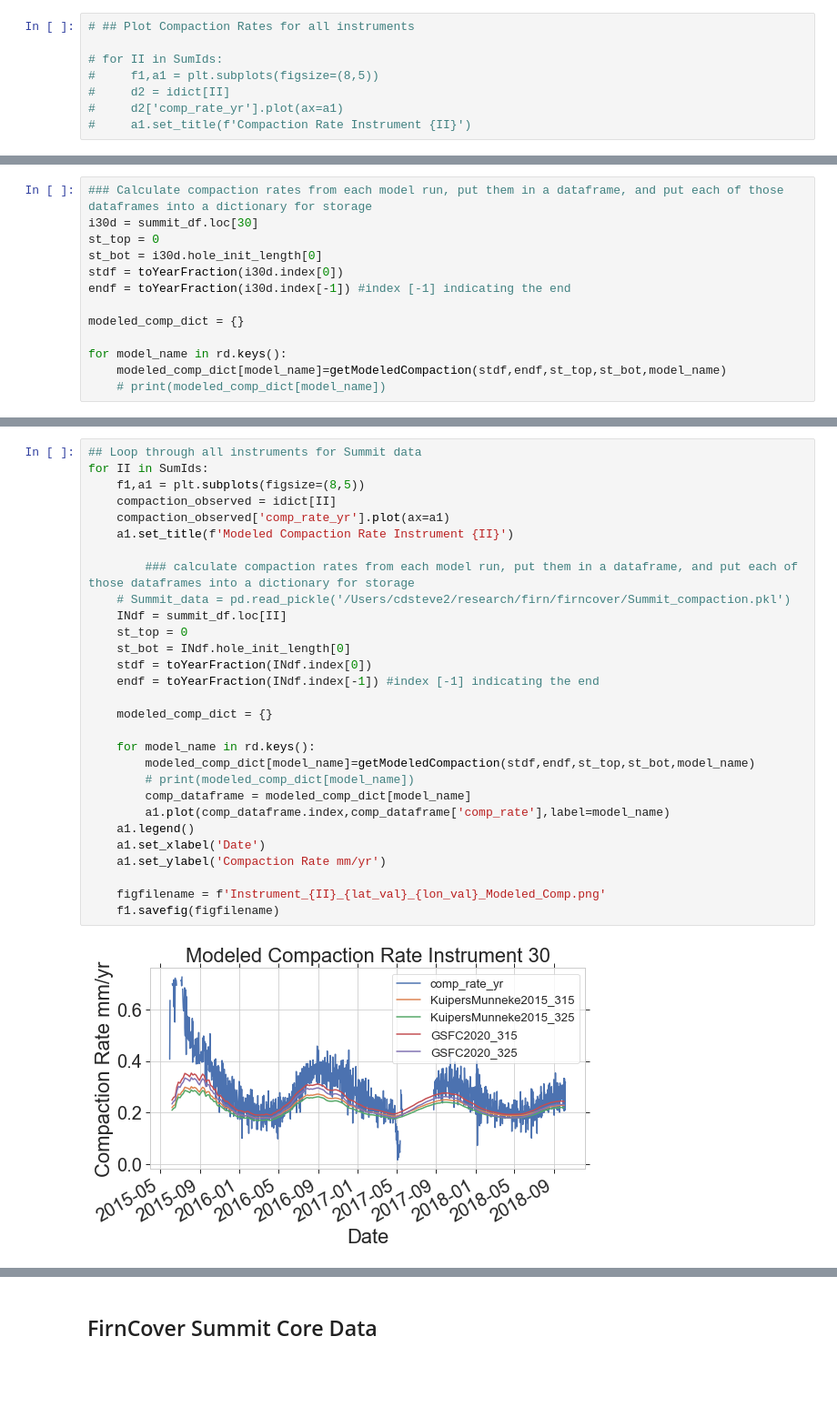
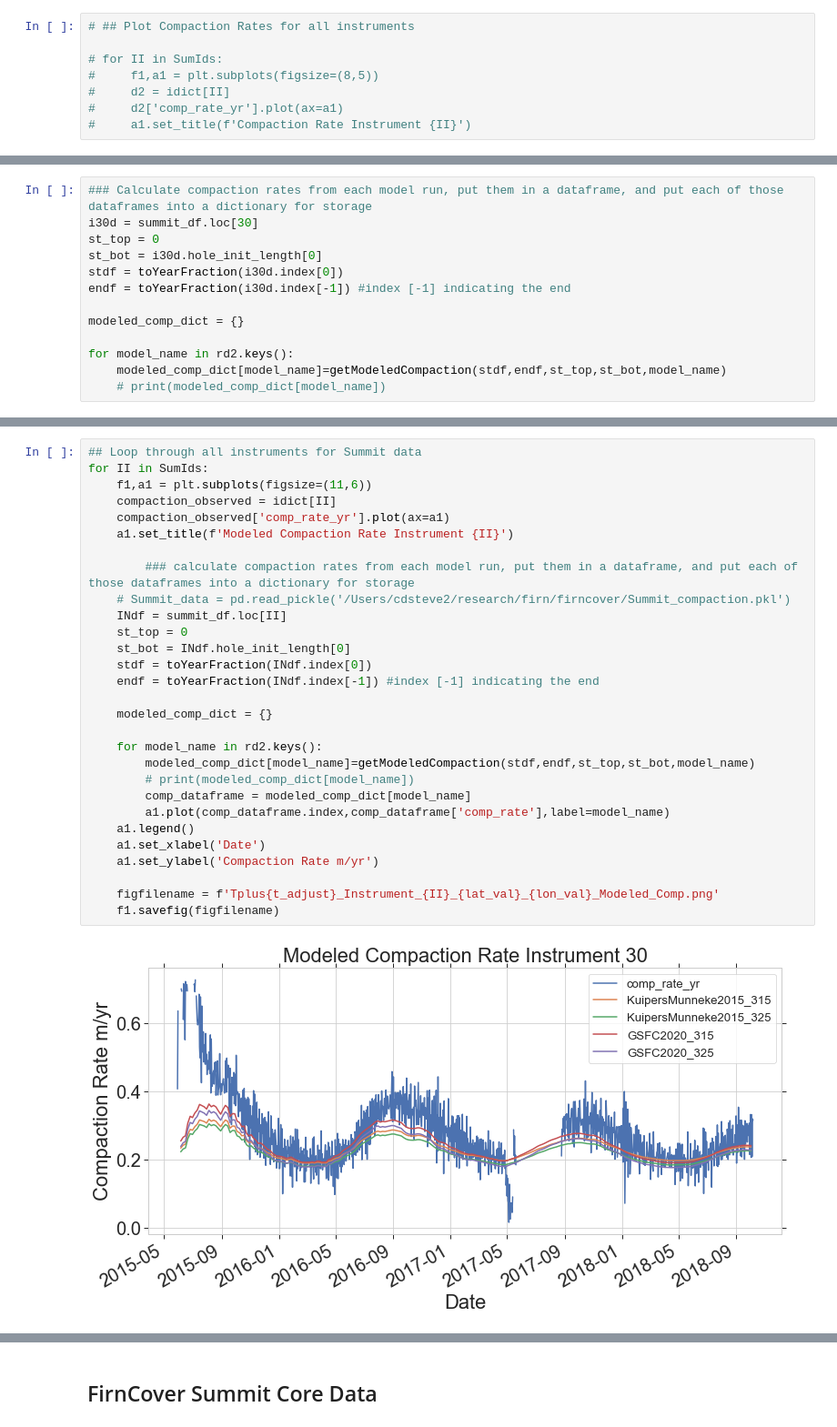
Before and after one commit to maximusjstevens/firncover, a Jupyter notebook: Summit_Model_Comp.ipynb, the cells around one changed output, grey strips where cells are left out. Shown at 91% size. Cells and saved outputs as stored; diff of their text form; blank space fills up the shorter version.

```diff
--- a/Summit_Model_Comp.ipynb
+++ b/Summit_Model_Comp.ipynb
@@ -289,7 +321,7 @@ endf = toYearFraction(i30d.index[-1]) #index [-1] indicating the end
 
 modeled_comp_dict = {}
 
-for model_name in rd.keys():
+for model_name in rd2.keys():
     modeled_comp_dict[model_name]=getModeledCompaction(stdf,endf,st_top,st_bot,model_name)
     # print(modeled_comp_dict[model_name])
 # %%
@@ -313,31 +345,31 @@ for model_name in rd.keys():
 # %%
 ## Loop through all instruments for Summit data
 for II in SumIds:
-    f1,a1 = plt.subplots(figsize=(8,5))
+    f1,a1 = plt.subplots(figsize=(11,6))
     compaction_observed = idict[II]
     compaction_observed['comp_rate_yr'].plot(ax=a1)
     a1.set_title(f'Modeled Compaction Rate Instrument {II}')
 
         ### calculate compaction rates from each model run, put them in a dataframe, and put each of those dataframes into a dictionary for storage
     # Summit_data = pd.read_pickle('/Users/cdsteve2/research/firn/firncover/Summit_compaction.pkl')
     INdf = summit_df.loc[II]
     st_top = 0
     st_bot = INdf.hole_init_length[0]
     stdf = toYearFraction(INdf.index[0])
     endf = toYearFraction(INdf.index[-1]) #index [-1] indicating the end
 
     modeled_comp_dict = {}
 
-    for model_name in rd.keys():
+    for model_name in rd2.keys():
         modeled_comp_dict[model_name]=getModeledCompaction(stdf,endf,st_top,st_bot,model_name)
         # print(modeled_comp_dict[model_name])
         comp_dataframe = modeled_comp_dict[model_name]
         a1.plot(comp_dataframe.index,comp_dataframe['comp_rate'],label=model_name)
     a1.legend()
     a1.set_xlabel('Date')
-    a1.set_ylabel('Compaction Rate mm/yr')
+    a1.set_ylabel('Compaction Rate m/yr')
 
-    figfilename = f'Instrument_{II}_{lat_val}_{lon_val}_Modeled_Comp.png'
+    figfilename = f'Tplus{t_adjust}_Instrument_{II}_{lat_val}_{lon_val}_Modeled_Comp.png'
     f1.savefig(figfilename)
 # %% [output]
-[figure, old version]
+[figure, new version]
```
Also changed, not shown: parts of 12 cells of this notebook.
